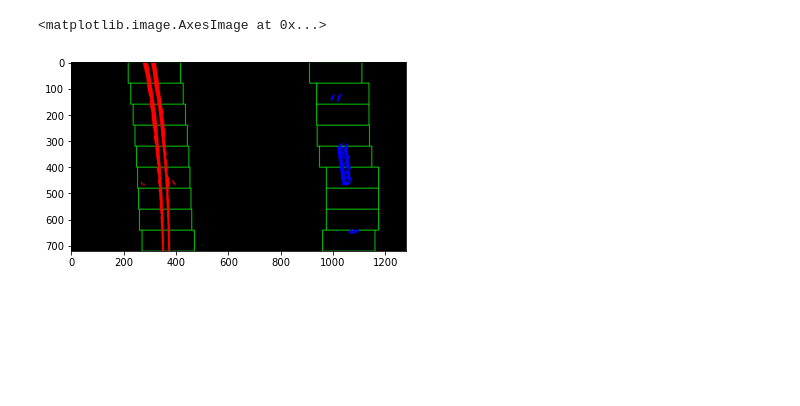
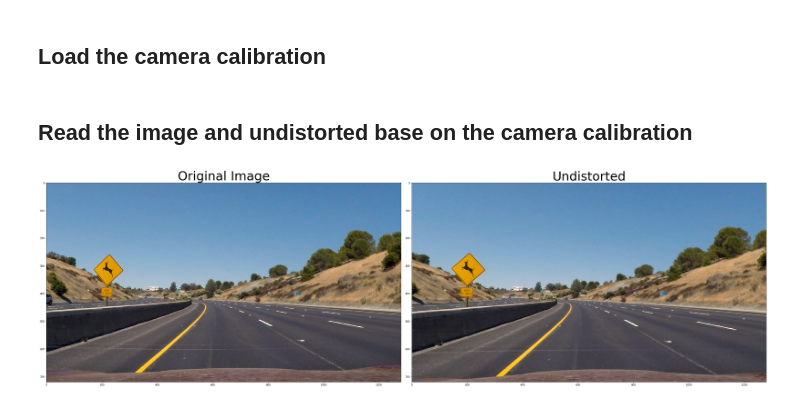
Before and after one commit to hurtadosanti/AdvancedLaneDetection, a Jupyter notebook: Pipeline.ipynb, the cells around one changed output. Drawn from its saved outputs; the diff is of its cells as text; code cells hidden in the pictures; blank space fills up the shorter version.

```diff
--- a/Pipeline.ipynb
+++ b/Pipeline.ipynb
@@ -26,5 +12,2 @@ res = lanes.out_image
-# %%
-plt.imshow(res)
-# %% [output]
-<matplotlib.image.AxesImage at 0x...>
-[figure, removed]
+# %% [markdown]
+## Load the camera calibration
@@ -30,0 +17,16 @@ plt.imshow(res)
+# %% [markdown]
+## Read the image and undistorted base on the camera calibration
+# %%
+img = cv2.imread('test_images/test2.jpg')
+undistort,mtx,dist =c.undistort_image(img)
+
+# Plotting
+f, (ax1, ax2) = plt.subplots(1, 2, figsize=(40, 20))
+f.tight_layout()
+ax1.imshow(cv2.cvtColor(img,cv2.COLOR_BGR2RGB))
+ax1.set_title('Original Image', fontsize=50)
+ax2.imshow(cv2.cvtColor(undistort,cv2.COLOR_BGR2RGB))
+ax2.set_title('Undistorted', fontsize=50)
+plt.subplots_adjust(left=0., right=1, top=0.9, bottom=0.)
+# %% [output]
+[figure, added]
```
Also changed, not shown: parts of 14 cells of this notebook, 4 other files.
